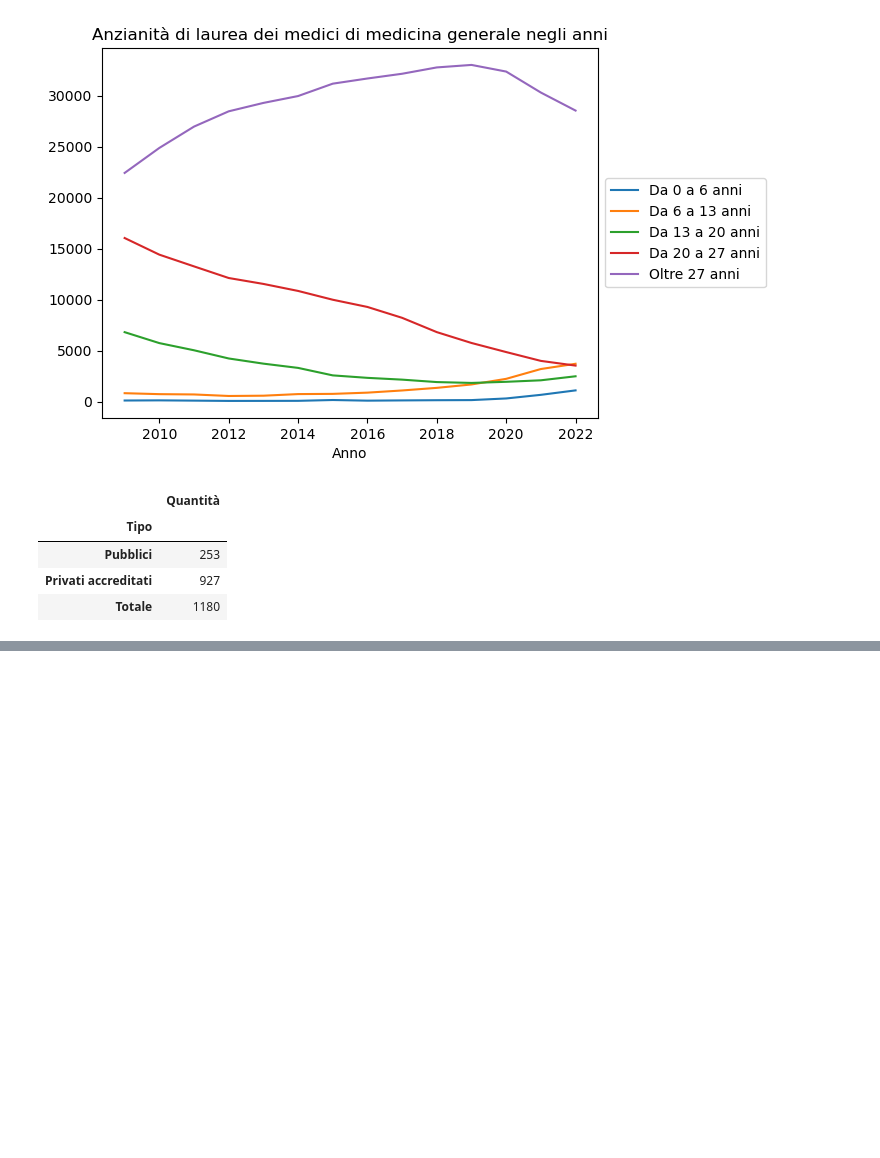
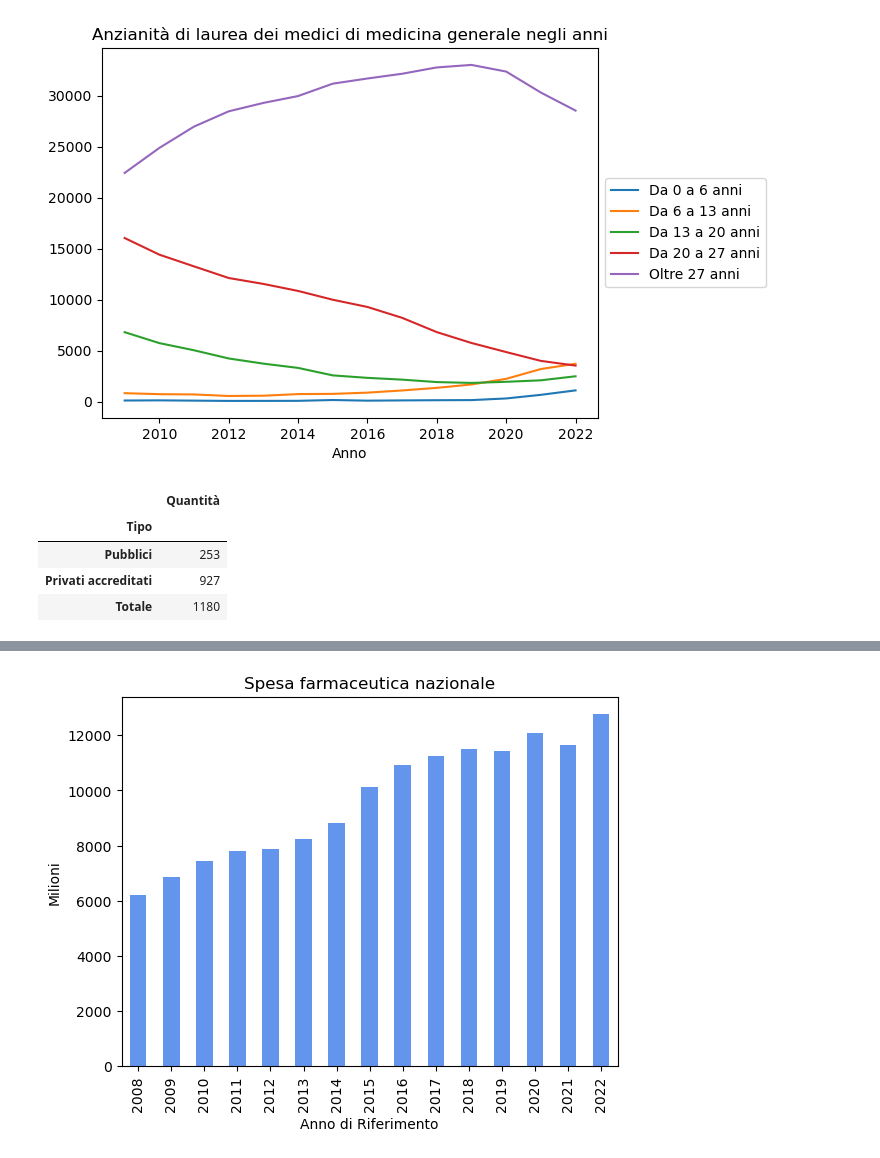
Before and after one commit to CapraCampa/Progetto-Visualizzazione-Scientifica, a Jupyter notebook: Grafici.ipynb, the cells around one changed output, grey strips where cells are left out. Cells and saved outputs as stored; diff of their text form; code cells hidden in the pictures; blank space fills up the shorter version.

```diff
--- a/Grafici.ipynb
+++ b/Grafici.ipynb
@@ -539,0 +507,8 @@ LookupError: unknown encoding: ISO-8859
+# %%
+#POTREBBERO ESSERE AUMENTATI PERCHé è AUMENTATO IL COSTO DEI SINGOLI FARMACI
+(spesa_farmaceutica_2022/1000000).plot.bar(legend=False, color="cornflowerblue")
+plt.title("Spesa farmaceutica nazionale")
+plt.ylabel("Milioni")
+plt.show()
+# %% [output]
+[figure, added]
```
Also changed, not shown: parts of 13 cells of this notebook, 2 other files.
